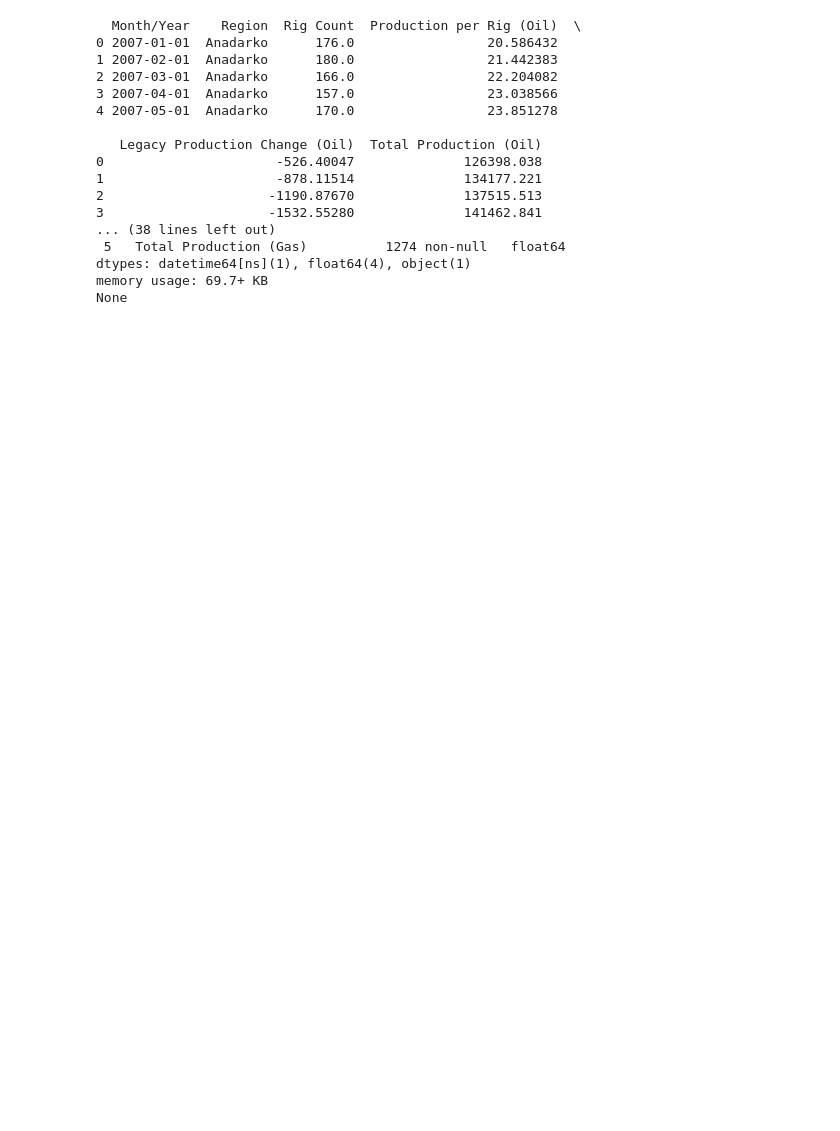
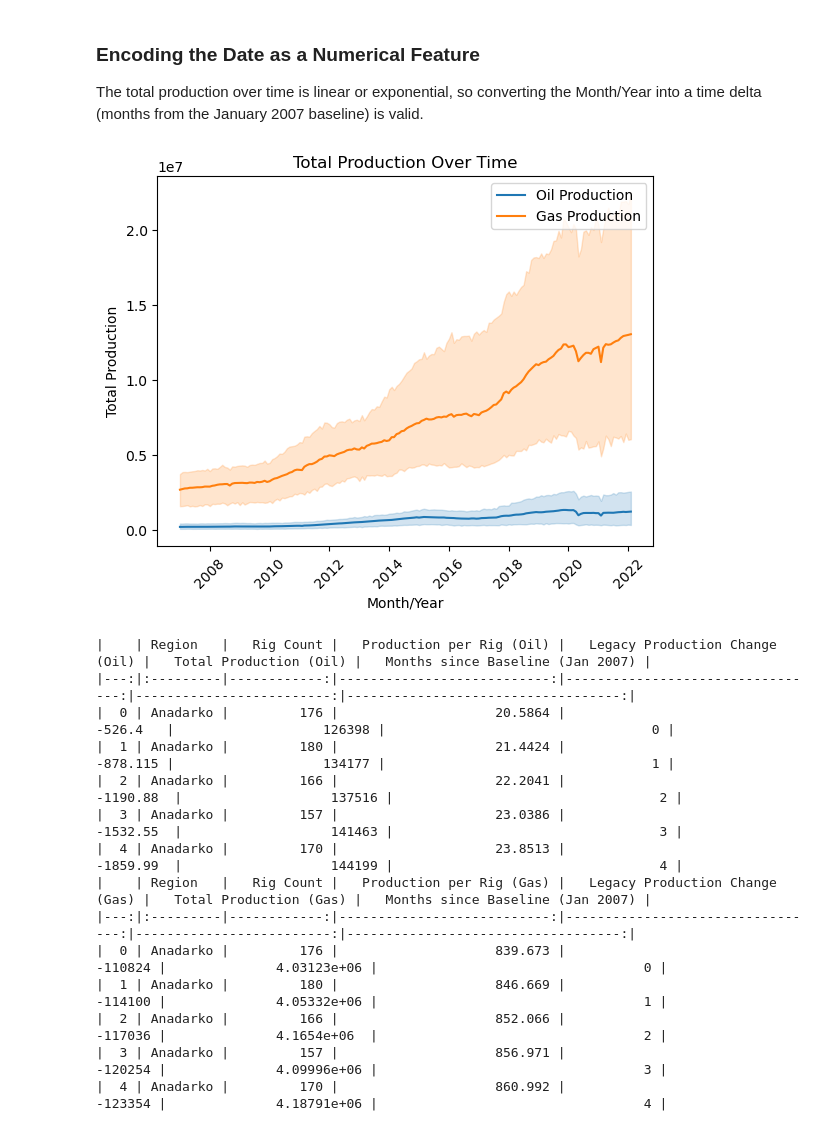
Before and after one commit to MistaVikz/Shale-Production-Machine-Learning, a Jupyter notebook: shale_production_model.ipynb, the cells around one changed output. Cells and saved outputs as stored; diff of their text form; code cells hidden in the pictures; blank space fills up the shorter version.

Commit message:
feat: Converted date data into numerical data.

```diff
--- a/shale_production_model.ipynb
+++ b/shale_production_model.ipynb
@@ -1,5 +1,7 @@
 # %%
 import pandas as pd
+import matplotlib.pyplot as plt
+import seaborn as sns
 from sklearn.model_selection import train_test_split
 
 # Model Options = Support Vector Regressor, Random Forest Regressor, Gradient Boosting Regressor (SVR first)
@@ -17,31 +19,49 @@ df = df.rename(columns={
     'Total production.1': 'Total Production (Gas)',
     'region': 'Region'
 })
+df['Month'] = df['Month/Year'].dt.month
+df['Year'] = df['Month/Year'].dt.year
 df = df.dropna()
 
 # Split into separate DataFrames for Oil and Gas
-df_oil = df[['Month/Year', 'Region', 'Rig Count', 'Production per Rig (Oil)', 'Legacy Production Change (Oil)', 'Total Production (Oil)']]
-df_gas = df[['Month/Year', 'Region', 'Rig Count', 'Production per Rig (Gas)', 'Legacy Production Change (Gas)', 'Total Production (Gas)']]
-
-print(df_oil.head())
-print(df_oil.info())
-print(df_gas.head())
-print(df_gas.info())
+df_oil = df[['Month', 'Year', 'Region', 'Rig Count', 'Production per Rig (Oil)', 'Legacy Production Change (Oil)', 'Total Production (Oil)']].copy()
+df_gas = df[['Month', 'Year', 'Region', 'Rig Count', 'Production per Rig (Gas)', 'Legacy Production Change (Gas)', 'Total Production (Gas)']].copy()
-# %% [output]
-  Month/Year    Region  Rig Count  Production per Rig (Oil)  \
-0 2007-01-01  Anadarko      176.0                 20.586432
-1 2007-02-01  Anadarko      180.0                 21.442383
-2 2007-03-01  Anadarko      166.0                 22.204082
-3 2007-04-01  Anadarko      157.0                 23.038566
-4 2007-05-01  Anadarko      170.0                 23.851278
-
-   Legacy Production Change (Oil)  Total Production (Oil)
-0                      -526.40047              126398.038
-1                      -878.11514              134177.221
-2                     -1190.87670              137515.513
-3                     -1532.55280              141462.841
-... (38 lines left out)
- 5   Total Production (Gas)          1274 non-null   float64
-dtypes: datetime64[ns](1), float64(4), object(1)
-memory usage: 69.7+ KB
-None
+# %% [markdown]
+### Encoding the Date as a Numerical Feature
+The total production over time is linear or exponential, so converting the Month/Year into a time delta (months from the January 2007 baseline) is valid.
+# %%
+# Investigate relationship between Month/Year and Total Production
+sns.lineplot(data=df, x='Month/Year', y='Total Production (Oil)', label='Oil Production')
+sns.lineplot(data=df, x='Month/Year', y='Total Production (Gas)', label='Gas Production')
+plt.title('Total Production Over Time')
+plt.xlabel('Month/Year')
+plt.ylabel('Total Production')
+plt.legend()
+plt.xticks(rotation=45)
+plt.show()
+
+# Convert Month/Year to a numerical feature for modeling
+df_oil['Months since Baseline (Jan 2007)'] = (df_oil['Year'] - 2007) * 12 + df_oil['Month'] - 1
+df_gas['Months since Baseline (Jan 2007)'] = (df_gas['Year'] - 2007) * 12 + df_gas['Month'] - 1
+
+df_oil = df_oil.drop(columns=['Year', 'Month'])
+df_gas = df_gas.drop(columns=['Year', 'Month'])
+
+print(df_oil.head().to_markdown())
+print(df_gas.head().to_markdown())
+# %% [output]
+[figure, added]
+|    | Region   |   Rig Count |   Production per Rig (Oil) |   Legacy Production Change (Oil) |   Total Production (Oil) |   Months since Baseline (Jan 2007) |
+|---:|:---------|------------:|---------------------------:|---------------------------------:|-------------------------:|-----------------------------------:|
+|  0 | Anadarko |         176 |                    20.5864 |                         -526.4   |                   126398 |                                  0 |
+|  1 | Anadarko |         180 |                    21.4424 |                         -878.115 |                   134177 |                                  1 |
+|  2 | Anadarko |         166 |                    22.2041 |                        -1190.88  |                   137516 |                                  2 |
+|  3 | Anadarko |         157 |                    23.0386 |                        -1532.55  |                   141463 |                                  3 |
+|  4 | Anadarko |         170 |                    23.8513 |                        -1859.99  |                   144199 |                                  4 |
+|    | Region   |   Rig Count |   Production per Rig (Gas) |   Legacy Production Change (Gas) |   Total Production (Gas) |   Months since Baseline (Jan 2007) |
+|---:|:---------|------------:|---------------------------:|---------------------------------:|-------------------------:|-----------------------------------:|
+|  0 | Anadarko |         176 |                    839.673 |                          -110824 |              4.03123e+06 |                                  0 |
+|  1 | Anadarko |         180 |                    846.669 |                          -114100 |              4.05332e+06 |                                  1 |
+|  2 | Anadarko |         166 |                    852.066 |                          -117036 |              4.1654e+06  |                                  2 |
+|  3 | Anadarko |         157 |                    856.971 |                          -120254 |              4.09996e+06 |                                  3 |
+|  4 | Anadarko |         170 |                    860.992 |                          -123354 |              4.18791e+06 |                                  4 |
```
